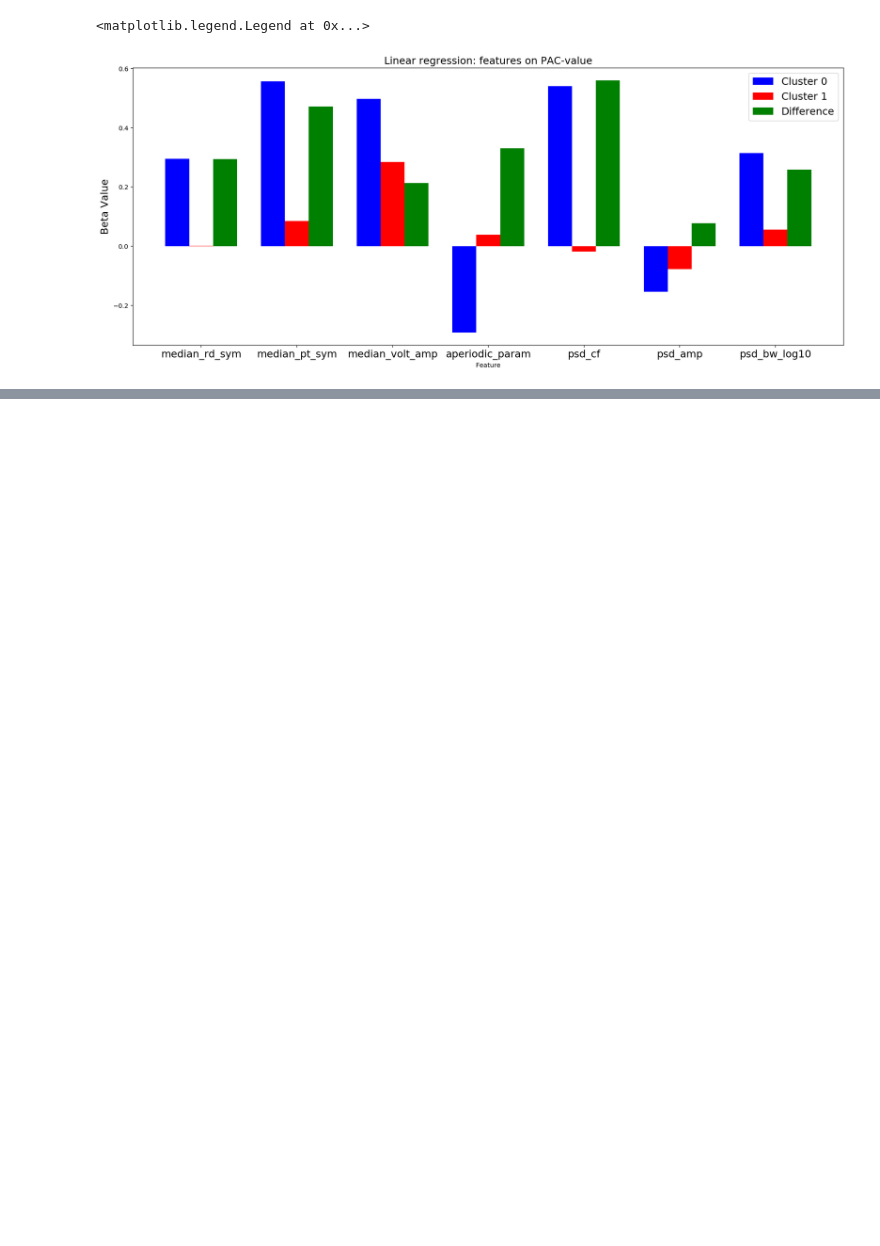
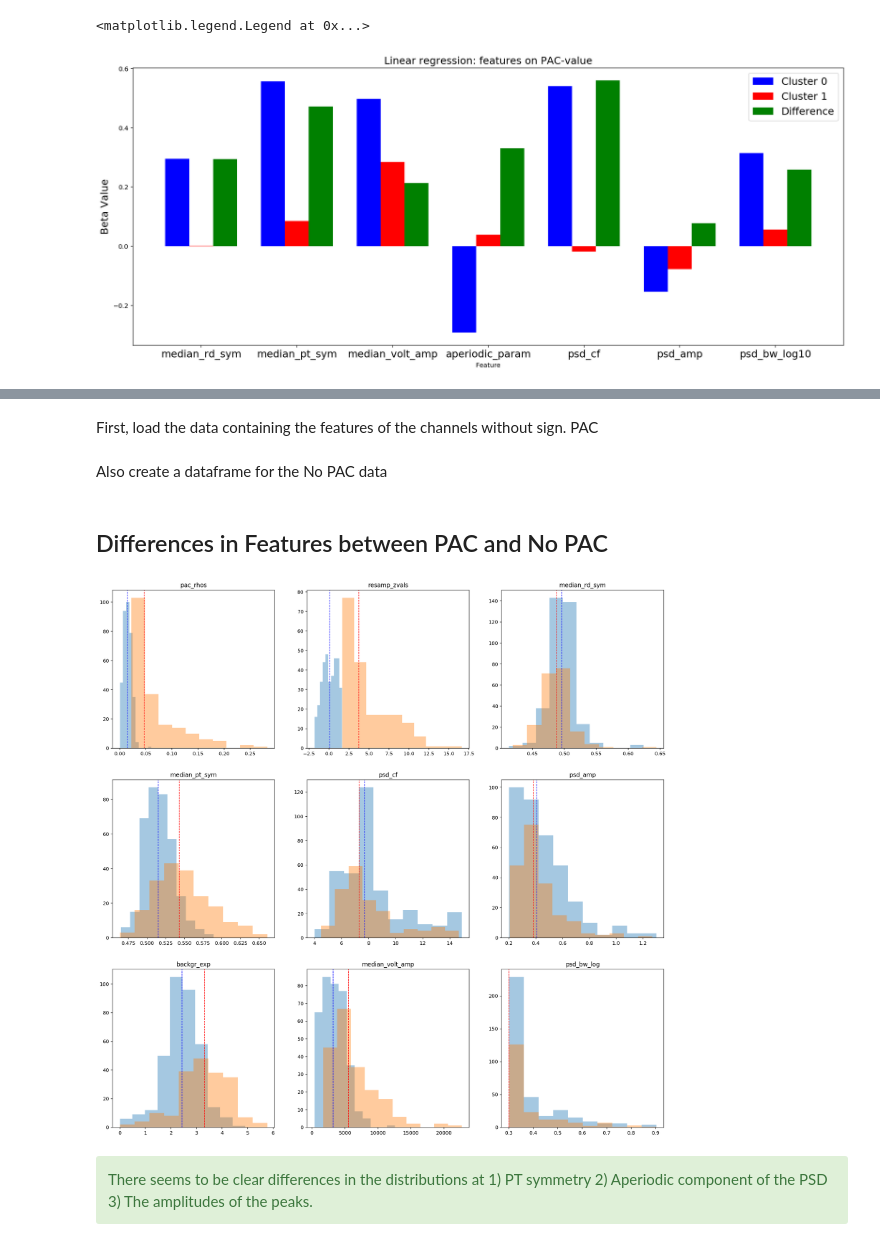
Before and after one commit to JaapVanDerAar/project_pac, a Jupyter notebook: pac_jupyter/PAC_features_jn.ipynb, the cells around one changed output, grey strips where cells are left out. Drawn from its saved outputs; the diff is of its cells as text; code cells hidden in the pictures; blank space fills up the shorter version.

```diff
--- a/pac_jupyter/PAC_features_jn.ipynb
+++ b/pac_jupyter/PAC_features_jn.ipynb
@@ -287,0 +309,2 @@ There are clear differences between the two groups.
+# %% [markdown]
+First, load the data containing the features of the channels without sign. PAC
@@ -287,0 +362,51 @@ There are clear differences between the two groups.
+# %% [markdown]
+Also create a dataframe for the No PAC data
+# %%
+features_df_nopac = pd.DataFrame()
+features_df_nopac['pac_rhos_nopac'] = pac_rhos_nopac
+features_df_nopac['resamp_zvals_nopac'] = resamp_zvals_nopac
+features_df_nopac['median_rd_sym_nopac'] = median_rd_sym_nopac
+features_df_nopac['median_pt_sym_nopac'] = median_pt_sym_nopac
+features_df_nopac['psd_cf_nopac'] = psd_cf_nopac
+features_df_nopac['psd_amp_nopac'] = psd_amp_nopac
+features_df_nopac['psd_bw_nopac'] = psd_bw_nopac
+features_df_nopac['backgr_exp_nopac'] = backgr_exp_nopac
+features_df_nopac['backgr_offset_nopac'] = backgr_offset_nopac
+features_df_nopac['backgr_knee_nopac'] = backgr_knee_nopac
+features_df_nopac['median_volt_amp_nopac'] = median_volt_amp_nopac
+
+# get rid of knee, just like in PAC data
+features_df_nopac = features_df_nopac.drop(columns='backgr_knee_nopac')
+
+# Log transfer psd_bw_nopac (just like in PAC data)
+features_df_nopac['psd_bw_nopac_log'] = np.log10(features_df_nopac['psd_bw_nopac'])
+# drop old psd_bw_nopac for clean df
+features_df_nopac = features_df_nopac.drop(columns='psd_bw_nopac')
+# %% [markdown]
+## Differences in Features between PAC and No PAC
+# %%
+# manually set which columns you want to plot
+plot_list = [0,1,2,3,4,5,6,8,9]
+
+
+plt.figure(figsize=(20,20))
+for ii in range(len(plot_list)):
+
+    jj = plot_list[ii]
+    # subplots 2x5
+    plt.subplot(3,3,ii+1)
+    #xticks([]), yticks([])
+    plt.title(features_df.columns[jj])
+    plt.hist(features_df_nopac.iloc[:,jj], alpha=.4)
+    plt.axvline(np.median(features_df_nopac.iloc[:,jj]), color='b', linestyle='dashed', linewidth=1)
+
+    plt.hist(features_df.iloc[:,jj], alpha=.4)
+    plt.axvline(np.median(features_df.iloc[:,jj]), color='r', linestyle='dashed', linewidth=1)
+# %% [output]
+[figure, added]
+# %% [markdown]
+ <div class="alert alert-success">
+There seems to be clear differences in the distributions at 1) PT symmetry
+2) Aperiodic component of the PSD
+3) The amplitudes of the peaks.
+ </div>
```
Also changed, not shown: parts of 13 cells of this notebook.
